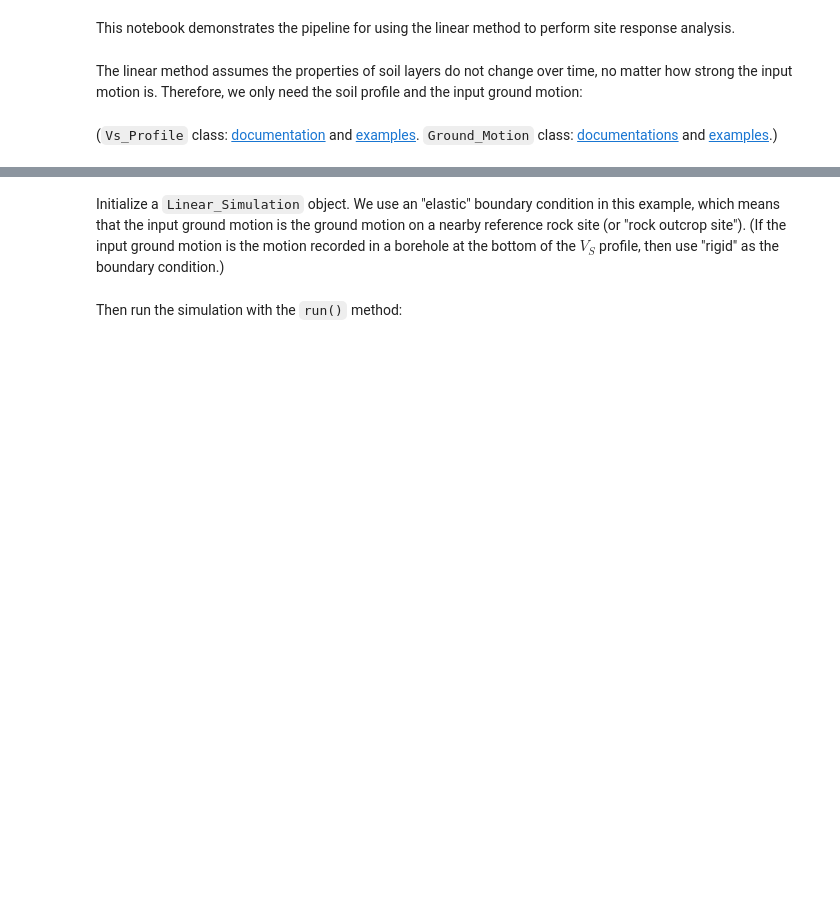
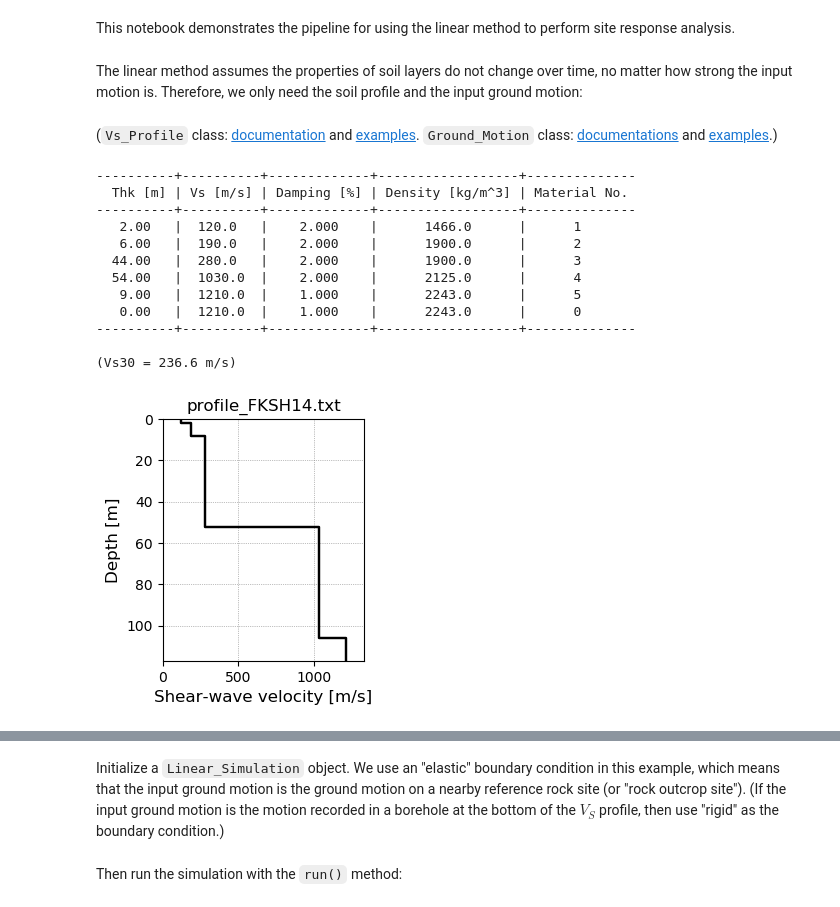
Before and after one commit to Caltech-geoquake/PySeismoSoil, a Jupyter notebook: examples/Pipeline_03_Linear_Method.ipynb, the cells around one changed output, grey strips where cells are left out. Cells and saved outputs as stored; diff of their text form; code cells hidden in the pictures; blank space fills up the shorter version.

Commit message:
Update Pipeline_03: add figures of input motion and Vs profile

```diff
--- a/examples/Pipeline_03_Linear_Method.ipynb
+++ b/examples/Pipeline_03_Linear_Method.ipynb
@@ -11,3 +11,19 @@ soil_profile = Vs_Profile('../PySeismoSoil/tests/files/profile_FKSH14.txt')
 input_motion = Ground_Motion('../PySeismoSoil/tests/files/sample_accel.txt', unit='cm/s/s')
 # %% [markdown]
 (`Vs_Profile` class: [documentation](https://pyseismosoil.readthedocs.io/en/stable/api_docs/class_Vs_profile.html) and [examples](./Demo_02_Vs_Profile.ipynb). `Ground_Motion` class: [documentations](https://pyseismosoil.readthedocs.io/en/stable/api_docs/class_ground_motion.html) and [examples](./Demo_01_Ground_Motion.ipynb).)
+# %%
+soil_profile.summary()
+# %% [output]
+----------+----------+-------------+------------------+--------------
+  Thk [m] | Vs [m/s] | Damping [%] | Density [kg/m^3] | Material No.
+----------+----------+-------------+------------------+--------------
+   2.00   |  120.0   |    2.000    |      1466.0      |      1
+   6.00   |  190.0   |    2.000    |      1900.0      |      2
+  44.00   |  280.0   |    2.000    |      1900.0      |      3
+  54.00   |  1030.0  |    2.000    |      2125.0      |      4
+   9.00   |  1210.0  |    1.000    |      2243.0      |      5
+   0.00   |  1210.0  |    1.000    |      2243.0      |      0
+----------+----------+-------------+------------------+--------------
+
+(Vs30 = 236.6 m/s)
+[figure, added]
```
Also changed, not shown: parts of 1 cell of this notebook.
